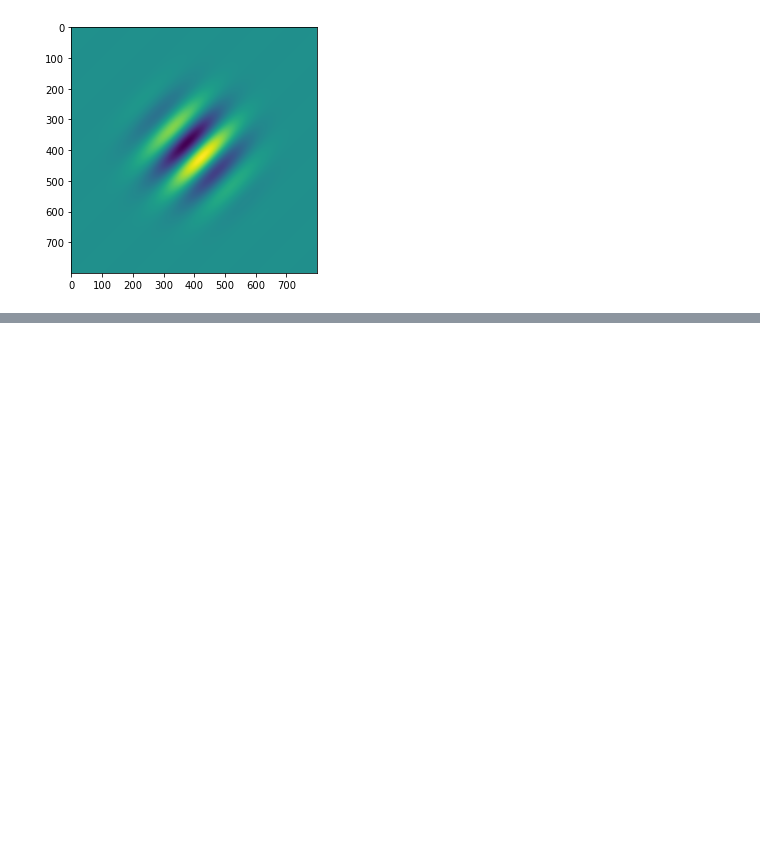
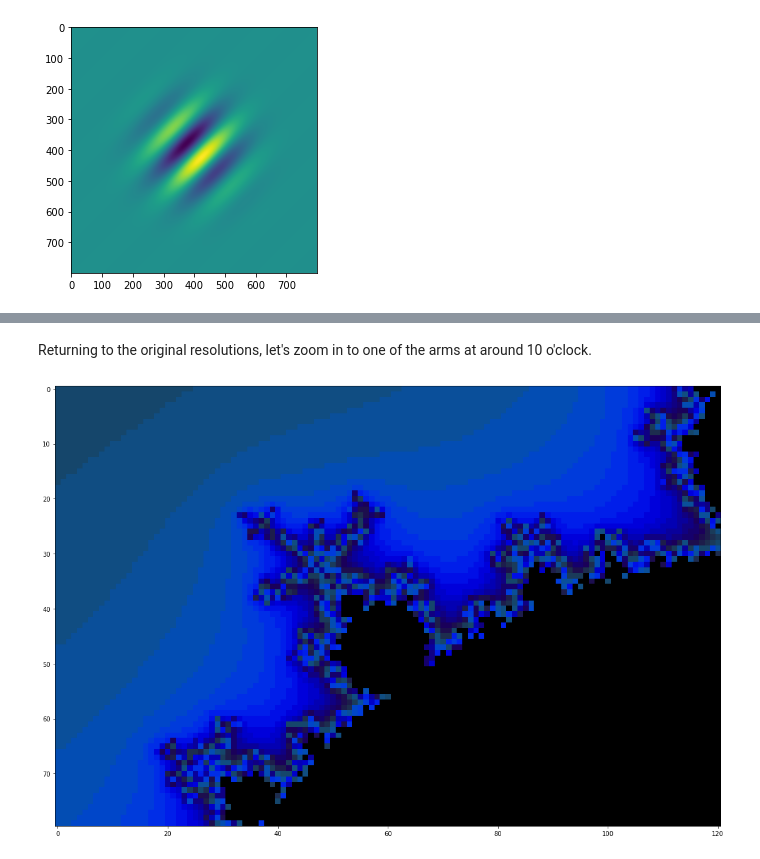
Before and after one commit to sambethune/pattern_analysis, a Jupyter notebook: demo_sheet_1/Demo Sheet 1.ipynb, the cells around one changed output, grey strips where cells are left out. Saved outputs shown, nothing was run; the diff lists cells and outputs as text; code cells hidden in the pictures; blank space fills up the shorter version.

```diff
--- a/demo_sheet_1/Demo Sheet 1.ipynb
+++ b/demo_sheet_1/Demo Sheet 1.ipynb
@@ -101,0 +108,8 @@ showFractal(xs, zs, ns)
+# %% [markdown]
+Returning to the original resolutions, let's zoom in to one of the arms at around 10 o'clock.
+# %%
+Y , X = np.mgrid [-.8:-.4:0.005 , -.8:-.2:0.005]
+
+showFractal(X, Y)
+# %% [output]
+[figure, added]
```
Also changed, not shown: parts of 17 cells of this notebook.
